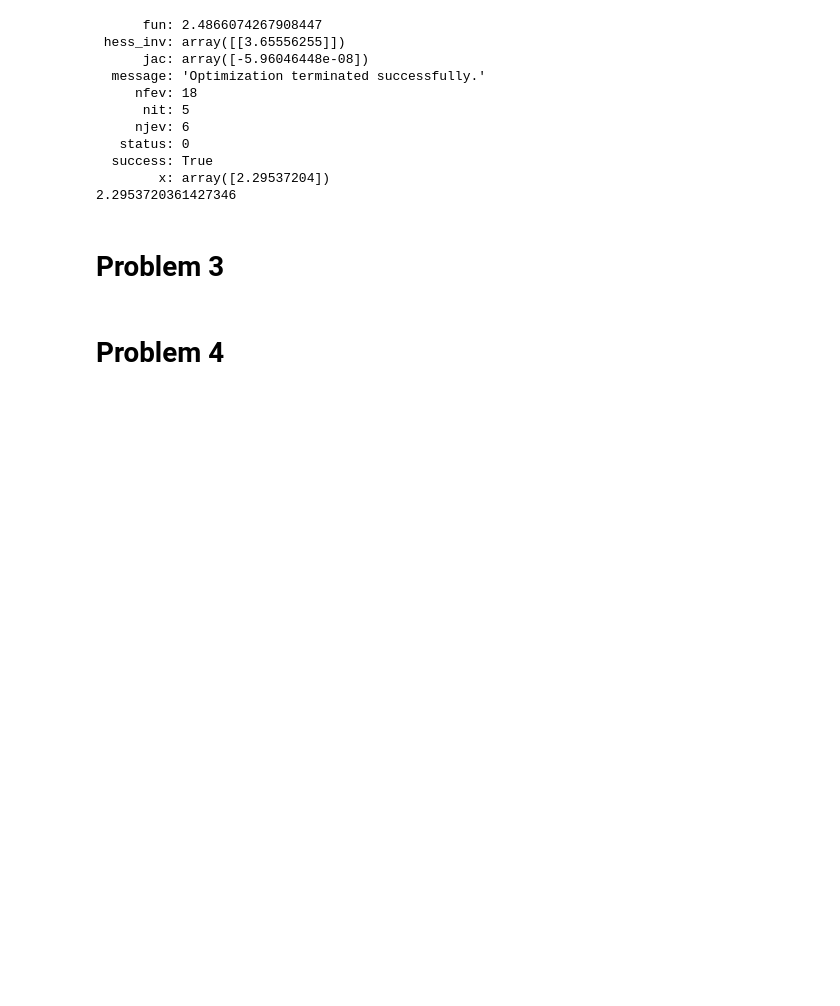
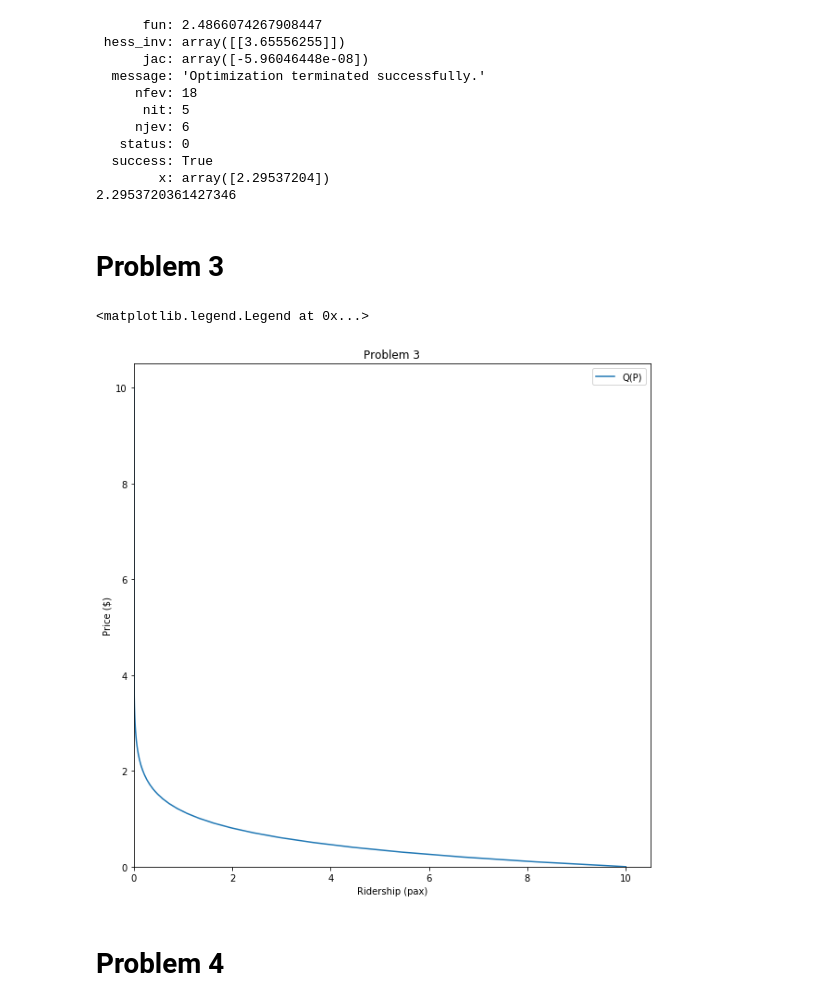
Before and after one commit to noahgarfinkle/Spring2020, a Jupyter notebook: CEE 498 Transportation Economics/Assignments/Assignment 2.ipynb, the cells around one changed output. Saved outputs shown, nothing was run; the diff lists cells and outputs as text; code cells hidden in the pictures; blank space fills up the shorter version.

Commit message:
setting up graphics for problem three

```diff
--- a/CEE 498 Transportation Economics/Assignments/Assignment 2.ipynb
+++ b/CEE 498 Transportation Economics/Assignments/Assignment 2.ipynb
@@ -364,6 +364,33 @@ print(res.x[0])
 2.2953720361427346
 # %% [markdown]
 # Problem 3
+# %%
+θ=10
+β=2
+# %%
+def Q(P,θ=θ,β=β):
+    q = θ*np.exp(-β*P)
+    return q
+# %%
+Ps = np.linspace(0,10,100)
+Qs = [Q(P) for P in Ps]
+# %%
+fig,ax = plt.subplots(figsize=(10,10))
+# y axis is price
+# x axis is demand
+ax.plot(Qs,Ps,label="Q(P)")
+ax.set_ylabel("Price ($)")
+ax.set_xlabel("Ridership (pax)")
+ax.set_title("Problem 3")
+
+
+ax.set_xlim(left=0)
+ax.set_ylim(bottom=0)
+
+ax.legend()
+# %% [output]
+<matplotlib.legend.Legend at 0x...>
+[figure, added]
 # %% [markdown]
 # Problem 4
 # %% [markdown]
```
